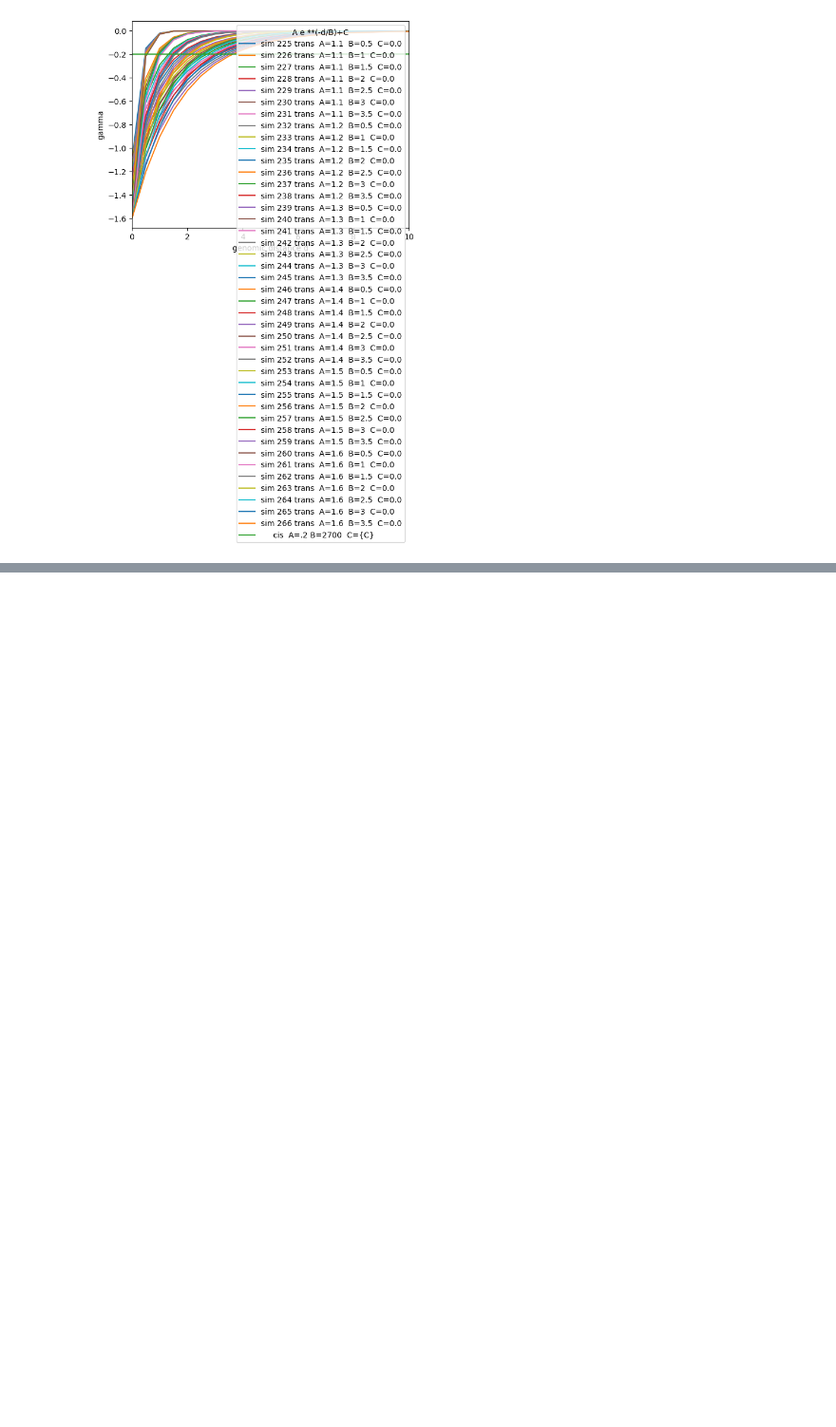
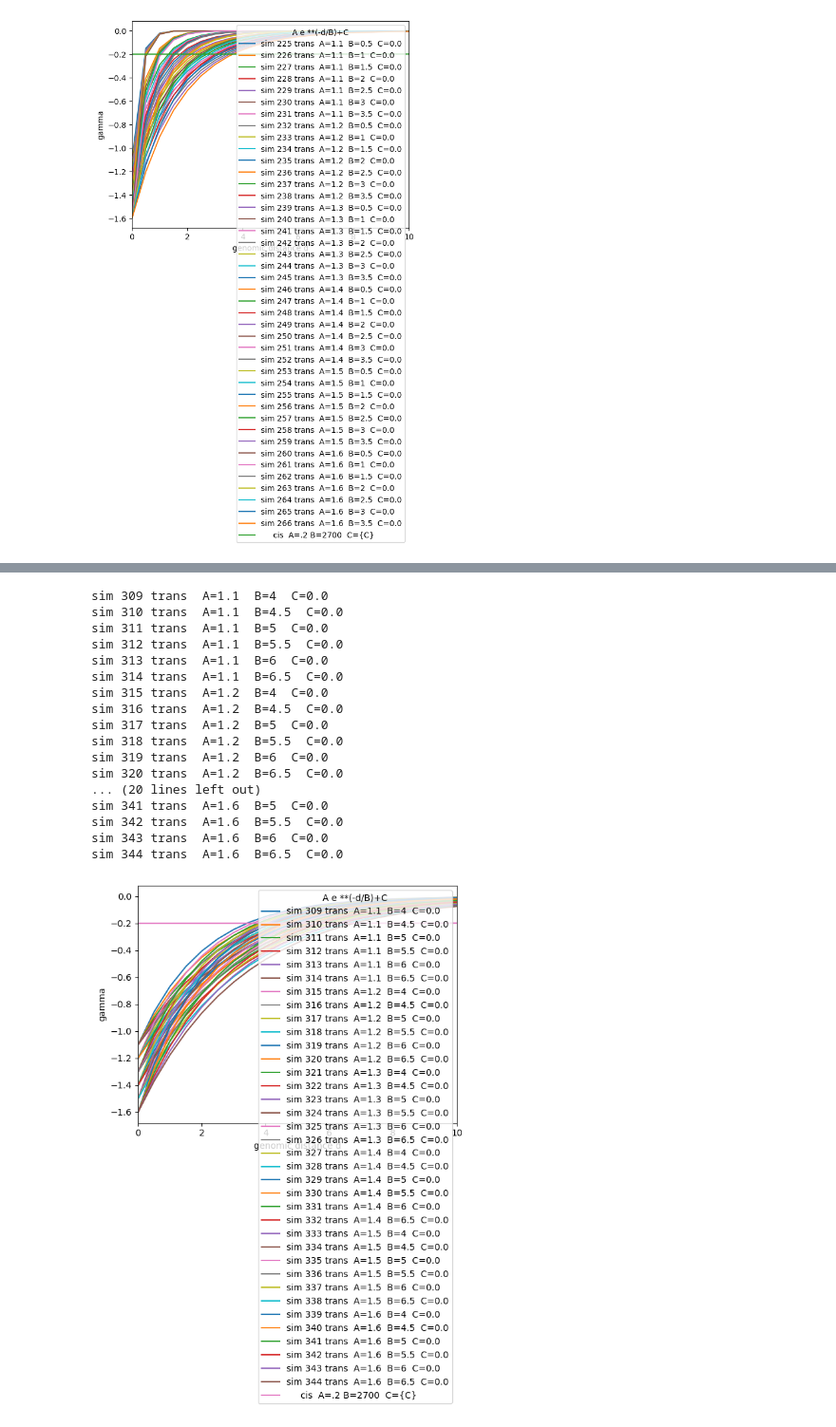
Before and after one commit to DiPierroLab/Douglas, a Jupyter notebook: 2_make_lambdas/make_gammas.ipynb, the cells around one changed output, grey strips where cells are left out. Shown at 95% size. Saved outputs shown, nothing was run; the diff lists cells and outputs as text; code cells hidden in the pictures; blank space fills up the shorter version.

Commit message:
Make more gammas for phase diagram

```diff
--- a/2_make_lambdas/make_gammas.ipynb
+++ b/2_make_lambdas/make_gammas.ipynb
@@ -291,0 +292,37 @@ sim 308 trans  A=1  B=6.5  C=0.0
+# %%
+i = 309 # number of the first sim in this batch
+gamma_phase_diagram_cis = gamma_exp(d, A=.2, B=2700, C=0.0)
+np.savetxt('gamma_files/gamma_phase_diagram_cis.txt', gamma_phase_diagram_cis)
+for A in [1.1,1.2,1.3,1.4,1.5,1.6]:
+    for B in [4,4.5,5,5.5,6,6.5]:
+        for C in [0.0]:
+            gamma_trans_i = gamma_exp(d,A,B,C)
+            np.savetxt(f'gamma_files/gamma_trans_{i}.txt',gamma_trans_i)
+            plt.plot(bead_size*d,gamma_trans_i,label=f'sim {i} trans  A={A}  B={B}  C={C}')
+            print(f'sim {i} trans  A={A}  B={B}  C={C}')
+            i += 1
+plt.plot(bead_size*d, gamma_phase_diagram_cis, label='     cis  A=.2 B=2700  C={C}')
+plt.legend(title = 'A e **(-d/B)+C')
+plt.xlabel('genomic distance d')
+plt.xlim(0,10)
+plt.ylabel('gamma')
+plt.show()
+# %% [output]
+sim 309 trans  A=1.1  B=4  C=0.0
+sim 310 trans  A=1.1  B=4.5  C=0.0
+sim 311 trans  A=1.1  B=5  C=0.0
+sim 312 trans  A=1.1  B=5.5  C=0.0
+sim 313 trans  A=1.1  B=6  C=0.0
+sim 314 trans  A=1.1  B=6.5  C=0.0
+sim 315 trans  A=1.2  B=4  C=0.0
+sim 316 trans  A=1.2  B=4.5  C=0.0
+sim 317 trans  A=1.2  B=5  C=0.0
+sim 318 trans  A=1.2  B=5.5  C=0.0
+sim 319 trans  A=1.2  B=6  C=0.0
+sim 320 trans  A=1.2  B=6.5  C=0.0
+... (20 lines left out)
+sim 341 trans  A=1.6  B=5  C=0.0
+sim 342 trans  A=1.6  B=5.5  C=0.0
+sim 343 trans  A=1.6  B=6  C=0.0
+sim 344 trans  A=1.6  B=6.5  C=0.0
+[figure, added]
```
Also changed, not shown: parts of 1 cell of this notebook, 37 other files.
